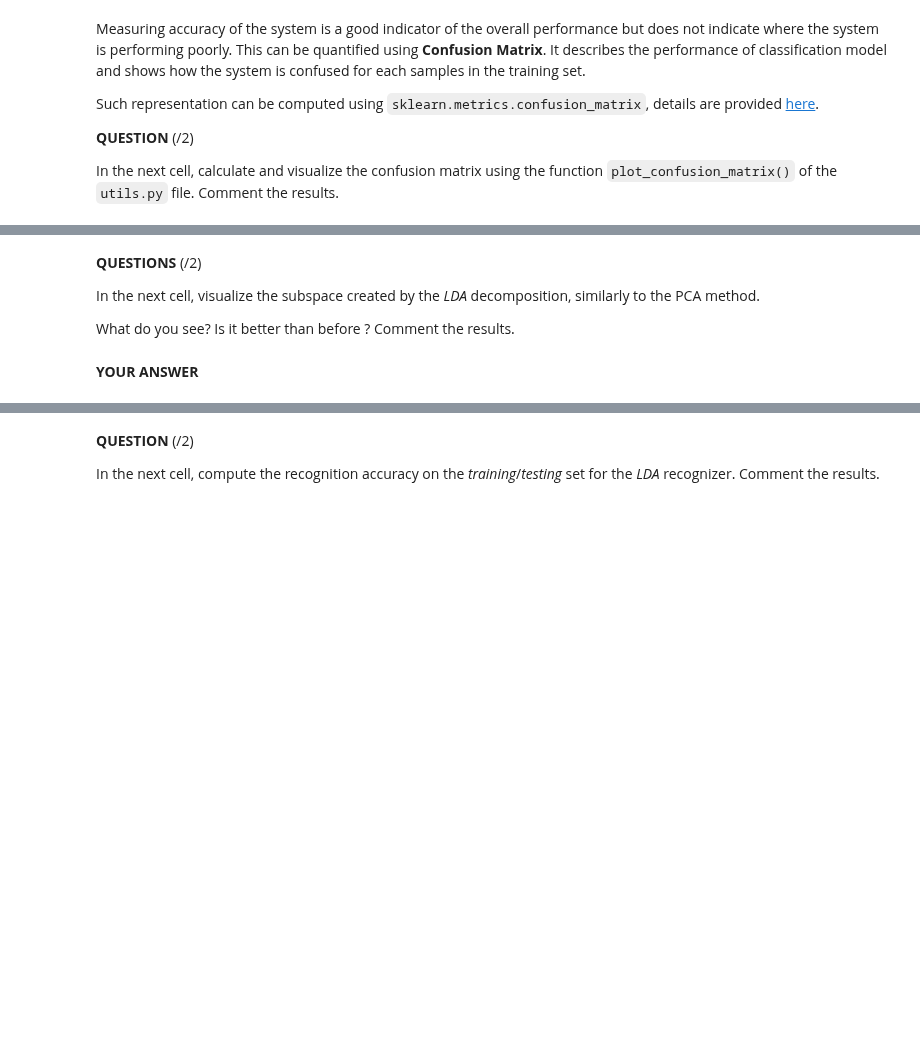
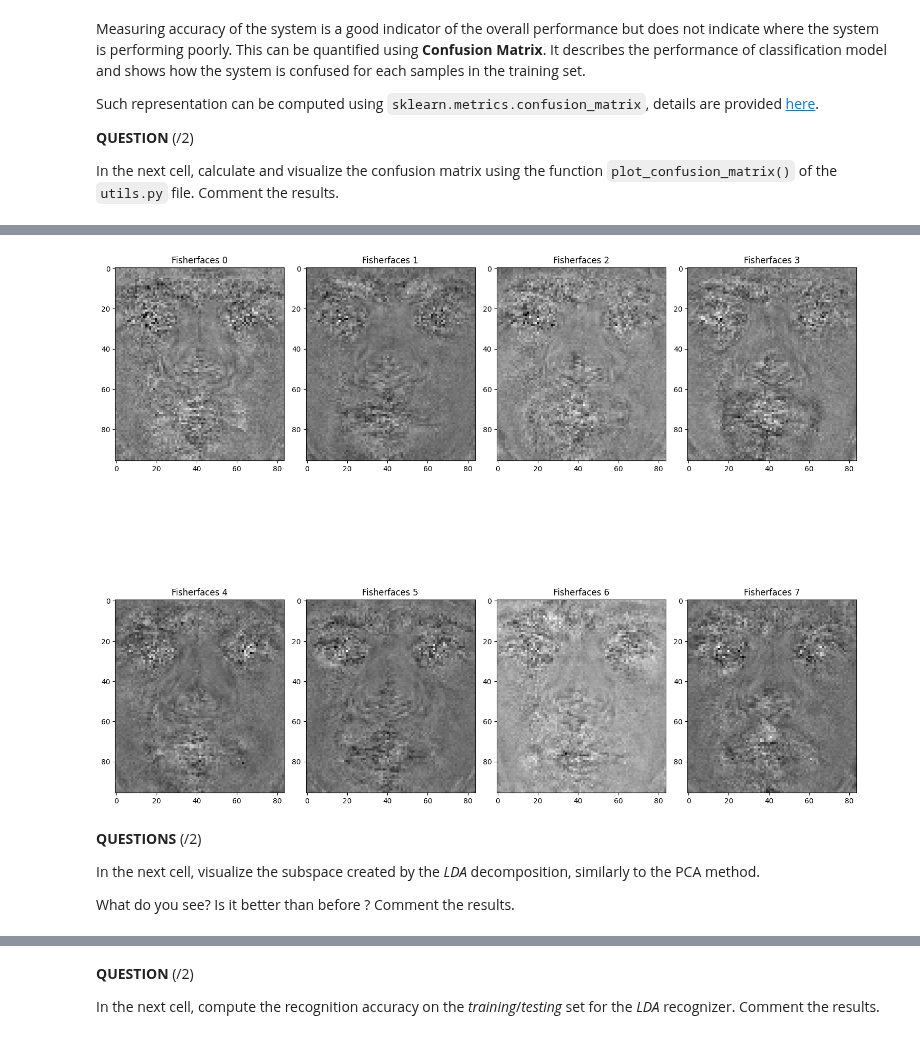
Before and after one commit to YannJD/LSIP_labs, a Jupyter notebook: Lab2/notebook/02_object_detection_and_recognition_2025.ipynb, the cells around one changed output, grey strips where cells are left out. Saved outputs shown, nothing was run; the diff lists cells and outputs as text; code cells hidden in the pictures; blank space fills up the shorter version.

```diff
--- a/Lab2/notebook/02_object_detection_and_recognition_2025.ipynb
+++ b/Lab2/notebook/02_object_detection_and_recognition_2025.ipynb
@@ -1319,3 +1339,18 @@ In the next cell, compute the *LDA* subspace similar to what you have done befor
+# %%
+# YOUR CODE HERE
+from sklearn.discriminant_analysis import LinearDiscriminantAnalysis
+lda = LinearDiscriminantAnalysis()
+lda.fit(train_img, train_label.ravel())
+
+fisherfaces = lda.scalings_[:, :8].T
+fig, axes = plt.subplots(2, 4, figsize=(15, 15))
+for i in range(fisherfaces.shape[0]):
+    axes[i//4, i%4].imshow(fisherfaces[i].reshape(img_shape), cmap='gray')
+    axes[i//4, i%4].set_title(f'Fisherfaces {i}')
+plt.tight_layout()
+plt.show()
+# %% [output]
+[figure, added]
 # %% [markdown]
 **QUESTIONS** (/2)
 
@@ -1327,2 +1359,0 @@ What do you see? Is it better than before ? Comment the results.
-# %% [markdown]
-**YOUR ANSWER**
```
Also changed, not shown: parts of 24 cells of this notebook.
